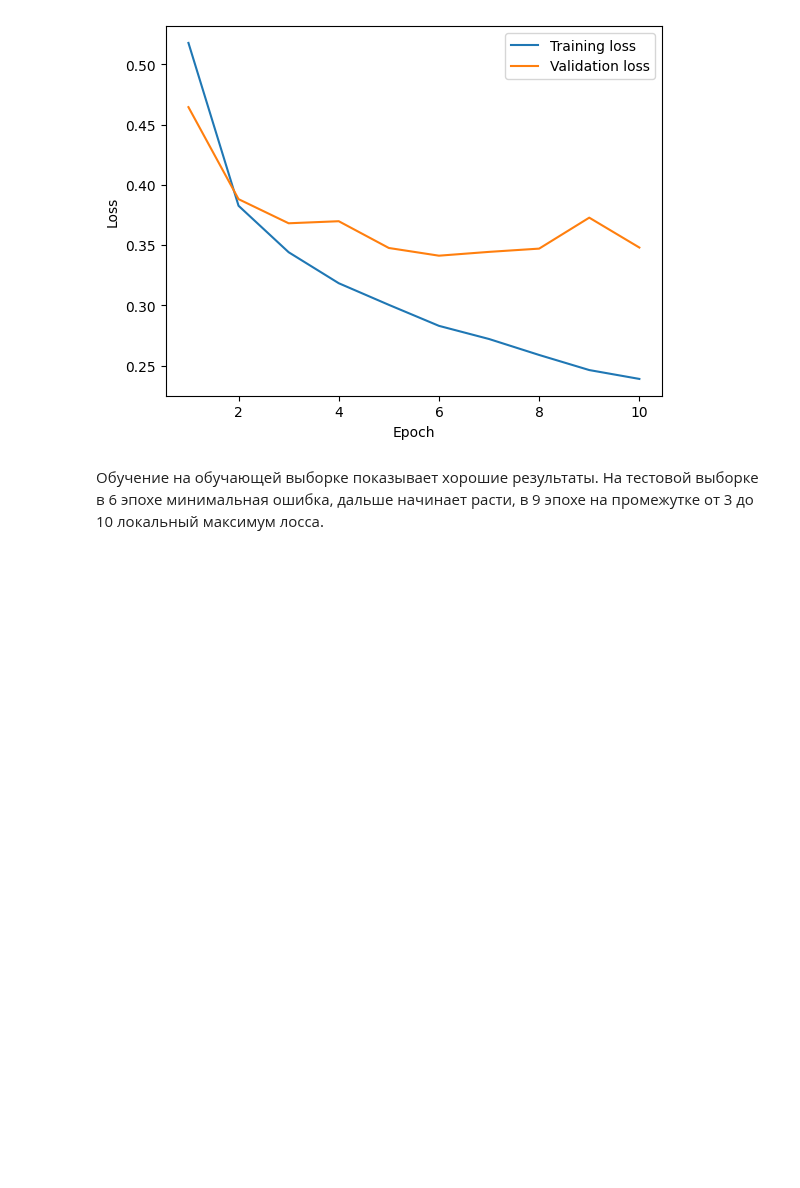
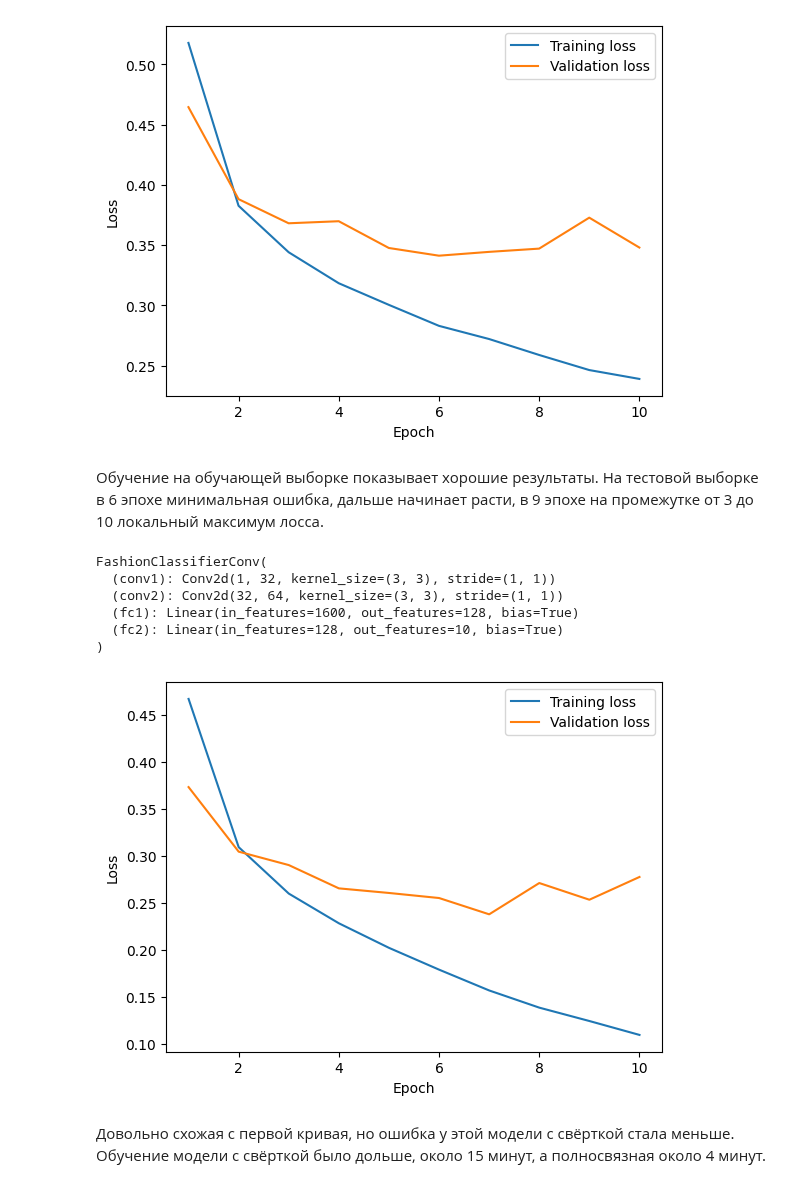
Before and after one commit to atvKail/A_ML_YndSpec, a Jupyter notebook: c7.ipynb, the cells around one changed output. Cells and saved outputs as stored; diff of their text form; code cells hidden in the pictures; blank space fills up the shorter version.

```diff
--- a/c7.ipynb
+++ b/c7.ipynb
@@ -95,0 +120,55 @@ FashionClassifier(
+# %%
+# Обучение модели
+NUM_EPOCHS = 10
+train_losses = []
+test_losses = []
+
+for epoch in tqdm(range(NUM_EPOCHS)):
+    running_loss = 0.0
+    for i, data in enumerate(trainloader, 0):
+        inputs, labels = data
+        optimizer.zero_grad()
+
+        outputs = model(inputs)
+        loss = criterion(outputs, labels)
+        loss.backward()
+        optimizer.step()
+
+        running_loss += loss.item()
+    train_losses.append(running_loss / len(trainloader))
+
+    # Вычисление loss на тестовом датасете
+    test_loss = 0
+    correct = 0
+    total = 0
+    with torch.no_grad():
+        for data in testloader:
+            inputs, labels = data
+            outputs = model(inputs)
+            loss = criterion(outputs, labels)
+            test_loss += loss.item()
+            _, predicted = torch.max(outputs.data, 1)
+            total += labels.size(0)
+            correct += (predicted == labels).sum().item()
+    test_losses.append(test_loss / len(testloader))
+
+# Вывод summary модели
+print(model)
+
+# Визуализация графиков обучения
+plt.plot(range(1, NUM_EPOCHS + 1), train_losses, label='Training loss')
+plt.plot(range(1, NUM_EPOCHS + 1), test_losses, label='Validation loss')
+plt.xlabel('Epoch')
+plt.ylabel('Loss')
+plt.legend()
+plt.show()
+# %% [output]
+FashionClassifierConv(
+  (conv1): Conv2d(1, 32, kernel_size=(3, 3), stride=(1, 1))
+  (conv2): Conv2d(32, 64, kernel_size=(3, 3), stride=(1, 1))
+  (fc1): Linear(in_features=1600, out_features=128, bias=True)
+  (fc2): Linear(in_features=128, out_features=10, bias=True)
+)
+[figure, added]
+# %% [markdown]
+Довольно схожая с первой кривая, но ошибка у этой модели с свёрткой стала меньше. Обучение модели с свёрткой было дольше, около 15 минут, а полносвязная около 4 минут.
```
Also changed, not shown: parts of 1 cell of this notebook.
